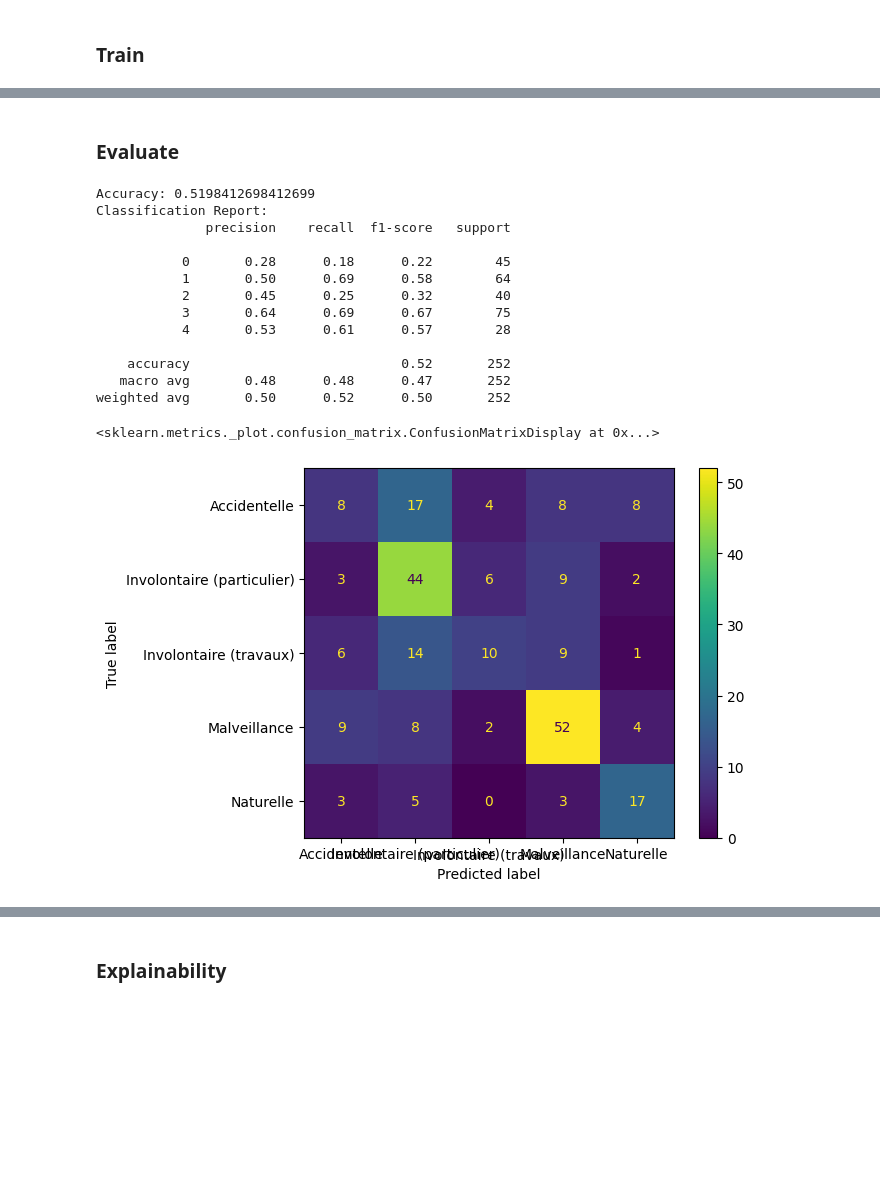
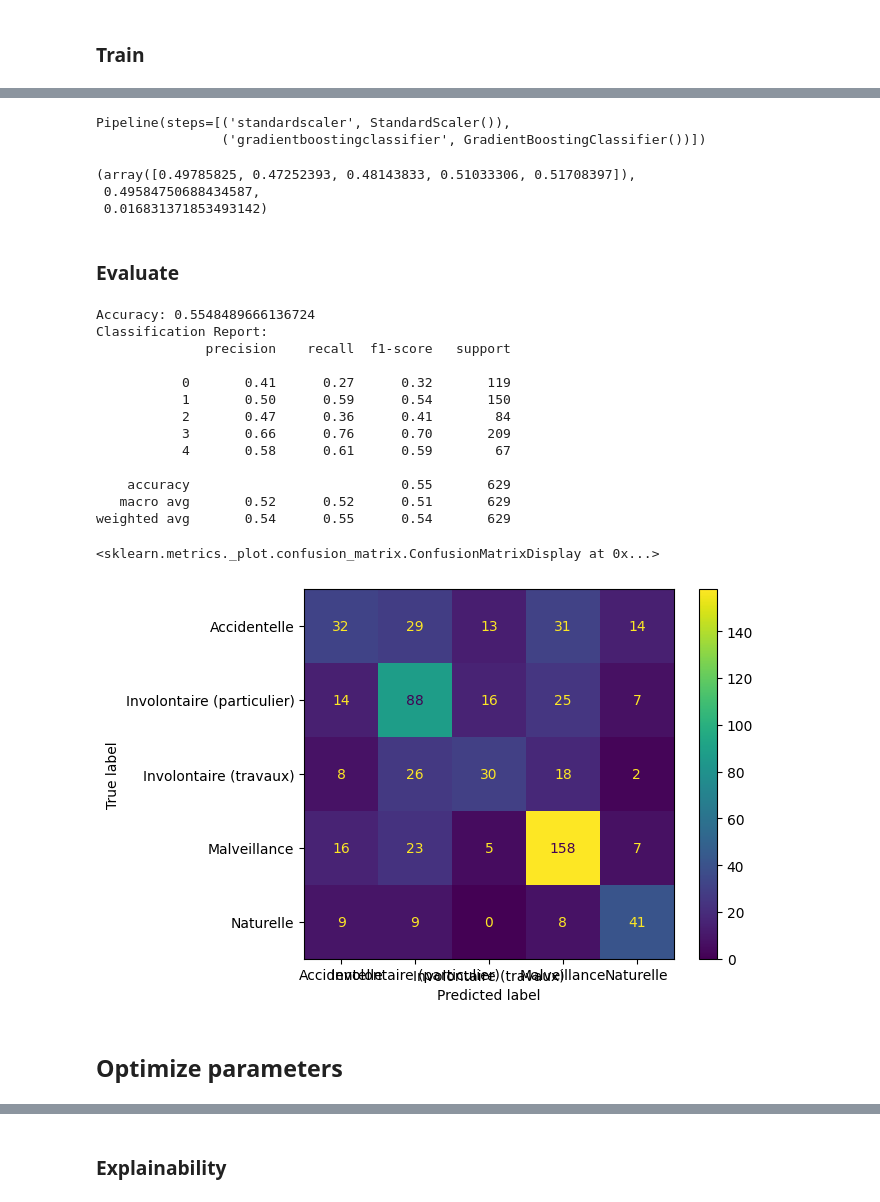
Before and after one commit to lea-margery/FTML-Project, a Jupyter notebook: Exercice6/notebook.ipynb, the cells around one changed output, grey strips where cells are left out. Cells and saved outputs as stored; diff of their text form; code cells hidden in the pictures; blank space fills up the shorter version.

```diff
--- a/Exercice6/notebook.ipynb
+++ b/Exercice6/notebook.ipynb
@@ -184,7 +189,6 @@ features = [
     "Surface maquis garrigues (m2)",
     "Autres surfaces naturelles hors forêt (m2)",
     "Surfaces agricoles (m2)",
-    "Autres surfaces (m2)",
     "Surface autres terres boisées (m2)",
     "Surfaces non boisées naturelles (m2)",
     "Surfaces non boisées artificialisées (m2)",
@@ -250,5 +254,5 @@ y.shape : (1257,)
 # %%
 X_train, X_test, y_train, y_test = sklearn.model_selection.train_test_split(
-    X, y, test_size=0.2, random_state=42)
+    X, y, test_size=0.5, random_state=2)
 X_train.shape, X_test.shape, y_train.shape, y_test.shape
 # %% [output]
@@ -260,2 +262,40 @@ estimator = sklearn.linear_model.LogisticRegression(max_iter=1000000, verbose=1,
+# %%
+clf = sklearn.ensemble.RandomForestClassifier()
+clf = sklearn.svm.SVC()
+clf = sklearn.linear_model.SGDClassifier()
+clf = sklearn.linear_model.LogisticRegression(
+        penalty="l1",
+        solver="liblinear",
+        C=10,
+        # l1_ratio=l1_ratio,
+        class_weight=None,
+    )
+clf = sklearn.ensemble.GradientBoostingClassifier()
+
+def build_estimator(clf):
+    return sklearn.pipeline.make_pipeline(
+       sklearn.preprocessing.StandardScaler(),
+        clf,
+    )
+
+def init_NN(regu1 : float = 0.0000000000001, regu2 : float = 0.000000000000):
+
+    # regu1 = keras.regularizers.L2(regu1)
+    # regu2 = keras.regularizers.L2(regu2)
+
+    estimator = keras.models.Sequential([
+        keras.layers.Input((X_train.shape[1],)),
+        keras.layers.Dense(128, activation='relu'),
+        keras.layers.Dense(64, activation='relu'),
+        keras.layers.Dense(5, activation='softmax')
+    ])
+    estimator.compile(optimizer=keras.optimizers.Adam(learning_rate=0.0001), loss=keras.losses.SparseCategoricalCrossentropy(), metrics=['accuracy'])
+
+    estimator.summary()
+
+    return estimator
+
+# estimator = init_NN()
+estimator = build_estimator(clf)
 # %% [markdown]
 ### Train
@@ -284,27 +302,45 @@ LogisticRegression(max_iter=1000000, penalty='l1', solver='liblinear',
+# %%
+estimator.fit(X_train, y_train)
+# estimator.fit(X_train, y_train, epochs=50, batch_size=32, validation_data=(X_test, y_test))
+# %% [output]
+Pipeline(steps=[('standardscaler', StandardScaler()),
+                ('gradientboostingclassifier', GradientBoostingClassifier())])
+# %%
+cv = sklearn.model_selection.ShuffleSplit(n_splits=5, test_size=0.3, random_state=1)
+scores = sklearn.model_selection.cross_val_score(estimator, X, y, cv=cv, scoring="f1_macro")
+scores, scores.mean(), scores.std()
+# %% [output]
+(array([0.49785825, 0.47252393, 0.48143833, 0.51033306, 0.51708397]),
+ 0.49584750688434587,
+ 0.016831371853493142)
 # %% [markdown]
 ### Evaluate
 # %%
 y_pred = estimator.predict(X_test)
+if False:
+    y_pred = y_pred.argmax(axis=1)
 print(f"Accuracy: {sklearn.metrics.accuracy_score(y_test, y_pred)}")
 
 print("Classification Report:")
 print(sklearn.metrics.classification_report(y_test, y_pred))
 
 disp = sklearn.metrics.ConfusionMatrixDisplay(sklearn.metrics.confusion_matrix(y_test, y_pred), display_labels=label_encoder.classes_)
 disp.plot()
 # %% [output]
-Accuracy: 0.5198412698412699
+Accuracy: 0.5548489666136724
 Classification Report:
               precision    recall  f1-score   support
 
-           0       0.28      0.18      0.22        45
-           1       0.50      0.69      0.58        64
-           2       0.45      0.25      0.32        40
-           3       0.64      0.69      0.67        75
-           4       0.53      0.61      0.57        28
+           0       0.41      0.27      0.32       119
+           1       0.50      0.59      0.54       150
+           2       0.47      0.36      0.41        84
+           3       0.66      0.76      0.70       209
+           4       0.58      0.61      0.59        67
 
-    accuracy                           0.52       252
-   macro avg       0.48      0.48      0.47       252
-weighted avg       0.50      0.52      0.50       252
+    accuracy                           0.55       629
+   macro avg       0.52      0.52      0.51       629
+weighted avg       0.54      0.55      0.54       629
 <sklearn.metrics._plot.confusion_matrix.ConfusionMatrixDisplay at 0x...>
-[figure, old version]
+[figure, new version]
+# %% [markdown]
+## Optimize parameters
```
Also changed, not shown: parts of 19 cells of this notebook.
